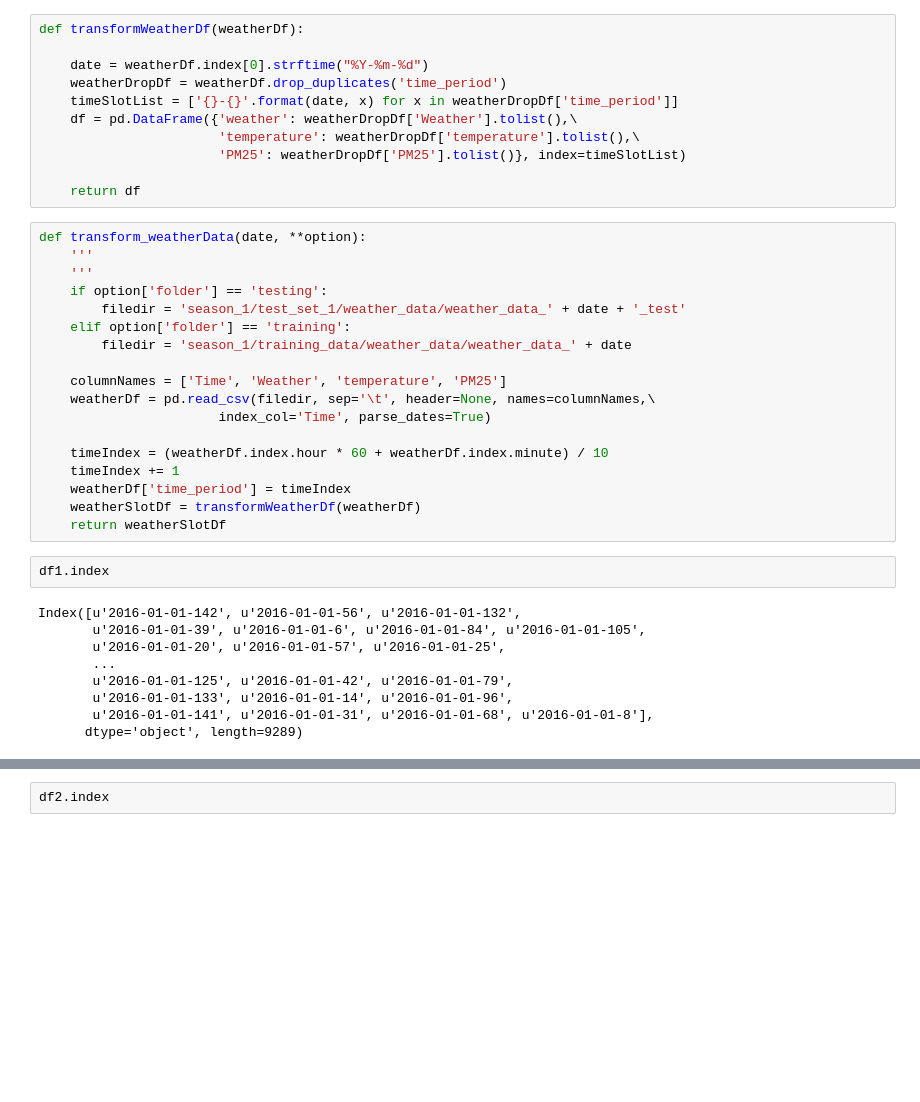
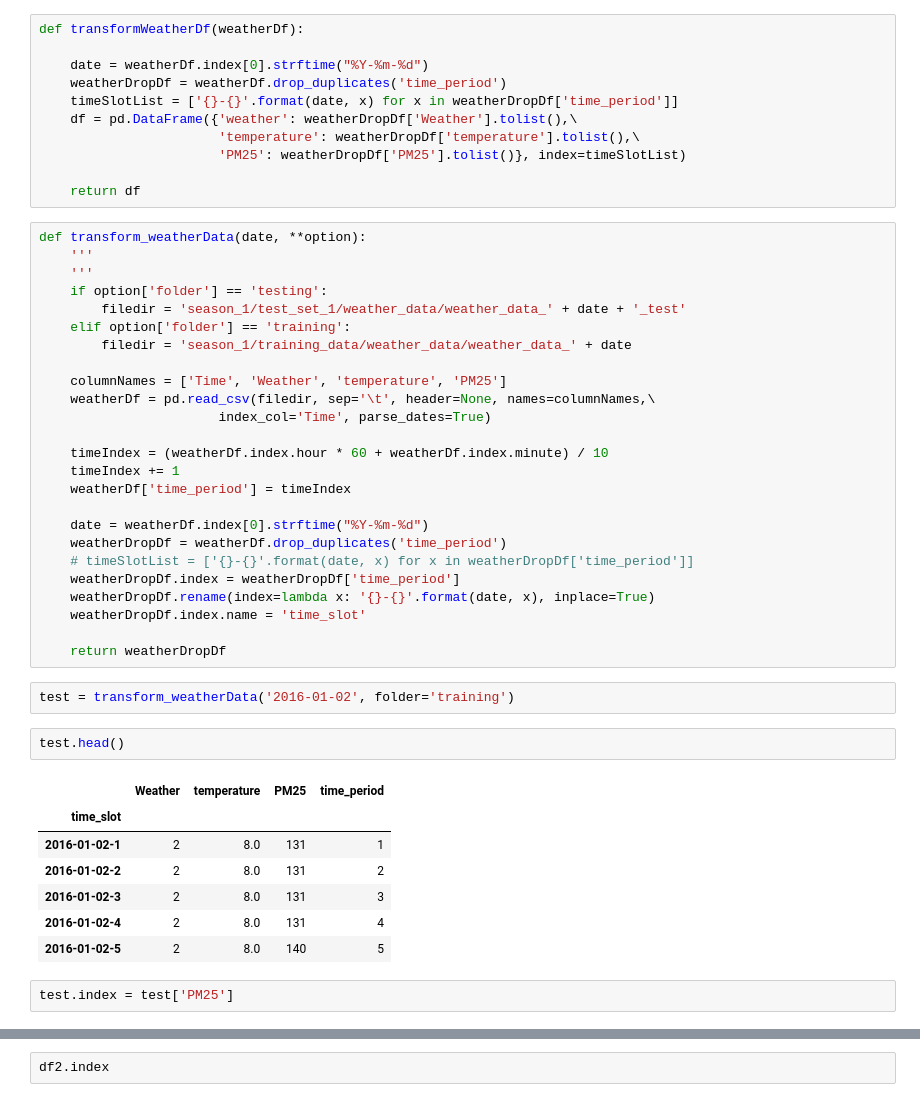
Before and after one commit to kuanliang/traffic_gap, a Jupyter notebook: didi_script_tests.ipynb, the cells around one changed output, grey strips where cells are left out. Drawn from its saved outputs; the diff is of its cells as text; blank space fills up the shorter version.

```diff
--- a/didi_script_tests.ipynb
+++ b/didi_script_tests.ipynb
@@ -150,16 +150,26 @@ def transform_weatherData(date, **option):
     timeIndex = (weatherDf.index.hour * 60 + weatherDf.index.minute) / 10
     timeIndex += 1
     weatherDf['time_period'] = timeIndex
-    weatherSlotDf = transformWeatherDf(weatherDf)
-    return weatherSlotDf
+
+    date = weatherDf.index[0].strftime("%Y-%m-%d")
+    weatherDropDf = weatherDf.drop_duplicates('time_period')
+    # timeSlotList = ['{}-{}'.format(date, x) for x in weatherDropDf['time_period']]
+    weatherDropDf.index = weatherDropDf['time_period']
+    weatherDropDf.rename(index=lambda x: '{}-{}'.format(date, x), inplace=True)
+    weatherDropDf.index.name = 'time_slot'
+
+    return weatherDropDf
-# %%
-df1.index
-# %% [output]
-Index([u'2016-01-01-142', u'2016-01-01-56', u'2016-01-01-132',
-       u'2016-01-01-39', u'2016-01-01-6', u'2016-01-01-84', u'2016-01-01-105',
-       u'2016-01-01-20', u'2016-01-01-57', u'2016-01-01-25',
-       ...
-       u'2016-01-01-125', u'2016-01-01-42', u'2016-01-01-79',
-       u'2016-01-01-133', u'2016-01-01-14', u'2016-01-01-96',
-       u'2016-01-01-141', u'2016-01-01-31', u'2016-01-01-68', u'2016-01-01-8'],
-      dtype='object', length=9289)
+# %%
+test = transform_weatherData('2016-01-02', folder='training')
+# %%
+test.head()
+# %% [output]
+|  | Weather | temperature | PM25 | time_period |
+| time_slot |  |  |  |  |
+| 2016-01-02-1 | 2 | 8.0 | 131 | 1 |
+| 2016-01-02-2 | 2 | 8.0 | 131 | 2 |
+| 2016-01-02-3 | 2 | 8.0 | 131 | 3 |
+| 2016-01-02-4 | 2 | 8.0 | 131 | 4 |
+| 2016-01-02-5 | 2 | 8.0 | 140 | 5 |
+# %%
+test.index = test['PM25']
```
Also changed, not shown: parts of 1 cell of this notebook, 1 other file.
